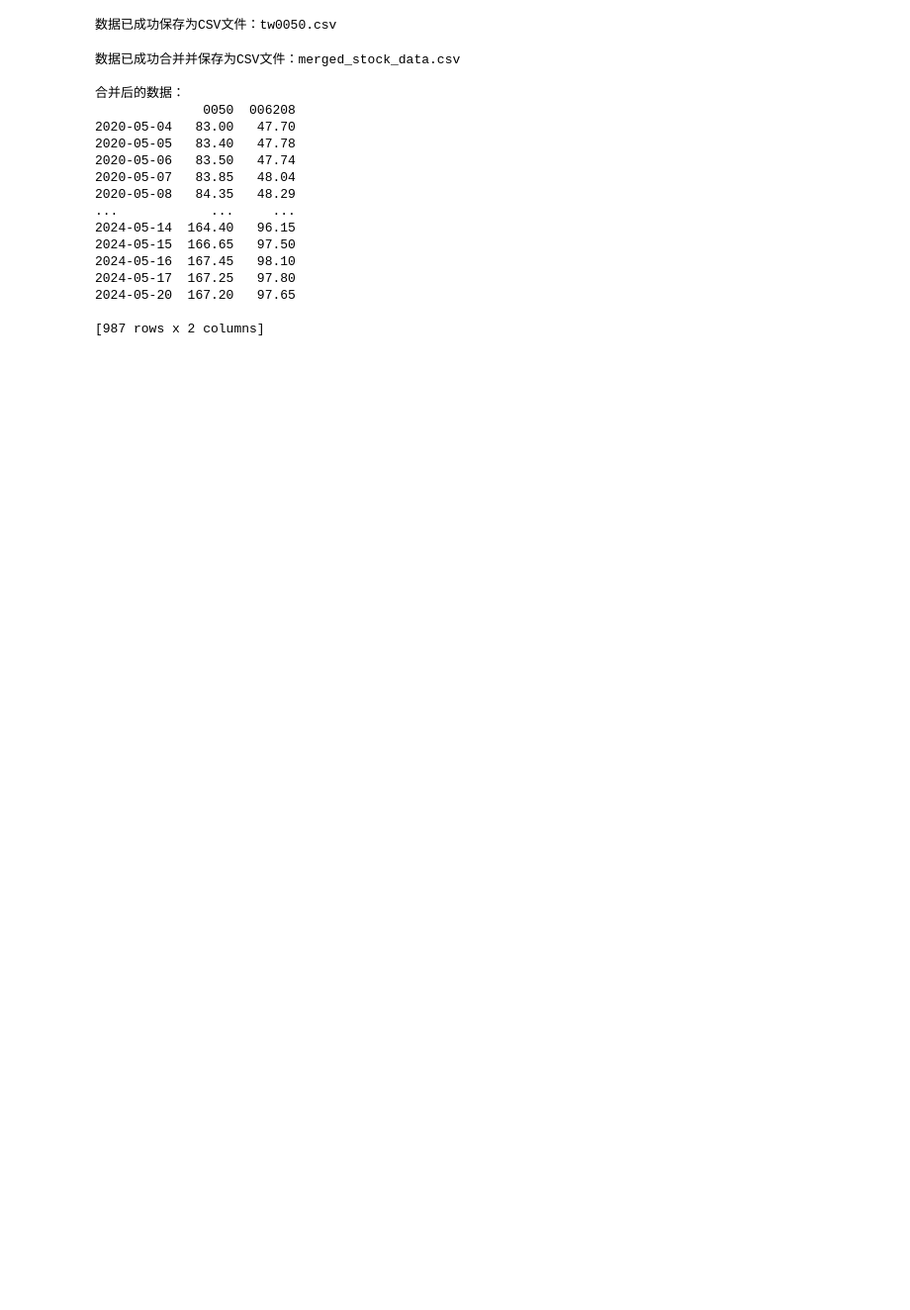
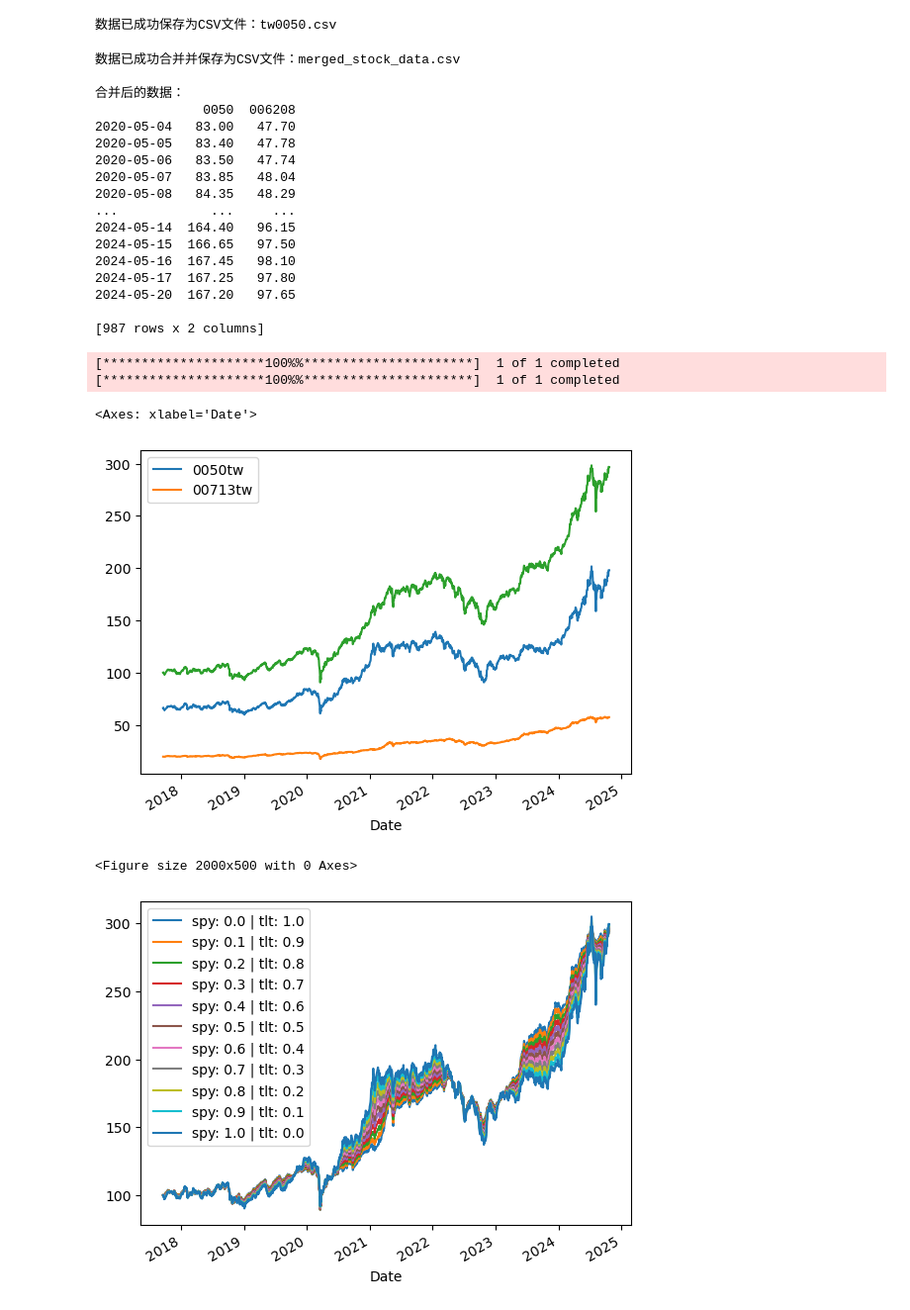
Before and after one commit to tim12332000/TW_ETF, a Jupyter notebook: startup.ipynb, the cells around one changed output. Shown at 99% size. Cells and saved outputs as stored; diff of their text form; code cells hidden in the pictures; blank space fills up the shorter version.

```diff
--- a/startup.ipynb
+++ b/startup.ipynb
@@ -109,0 +107,11 @@ plt.show()
+# %%
+import numpy as np
+import pandas as pd
+import seaborn as sns
+from tabulate import tabulate
+import twstock
+from datetime import datetime
+import matplotlib.pyplot as plt
+
+df = pd.read_csv('tw_train.csv')
+df
@@ -346,3 +1204,34 @@ merge_and_save_csv(stock_codes, output_file)
 2024-05-20  167.20   97.65
 
 [987 rows x 2 columns]
+# %%
+import ffn
+prices = ffn.get("0050.TW,00713.TW", )
+prices.plot()
+
+prices.rebase().mean(axis=1).plot()
+
+
+import numpy as np
+import pandas as pd
+
+strategies = {}
+
+for i in np.arange(0, 1.1, 0.1):
+    title = "spy: %.1f | tlt: %.1f" % (i, 1-i)
+    strategies[title] = (prices.rebase() * [i, 1-i]).mean(axis=1).rebase()
+
+strategies = pd.DataFrame(strategies)
+
+
+
+import matplotlib.pyplot as plt
+plt.figure(figsize=(20, 5))  # 10 是寬度，5 是高度
+strategies.plot()
+# %% [output]
+[*********************100%%**********************]  1 of 1 completed
+[*********************100%%**********************]  1 of 1 completed
+<Axes: xlabel='Date'>
+[figure, added]
+<Figure size 2000x500 with 0 Axes>
+[figure, added]
```
Also changed, not shown: parts of 16 cells of this notebook, 1 other file.
